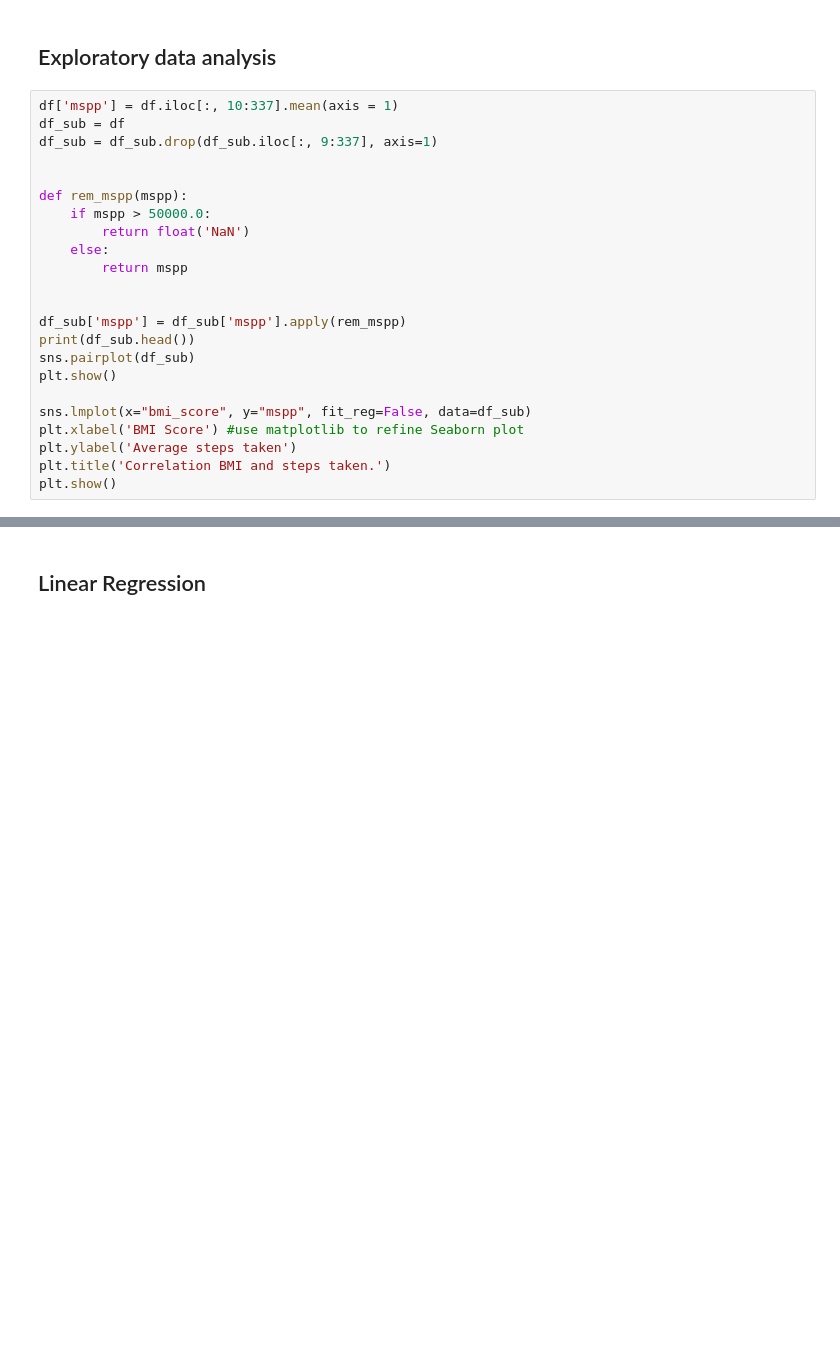
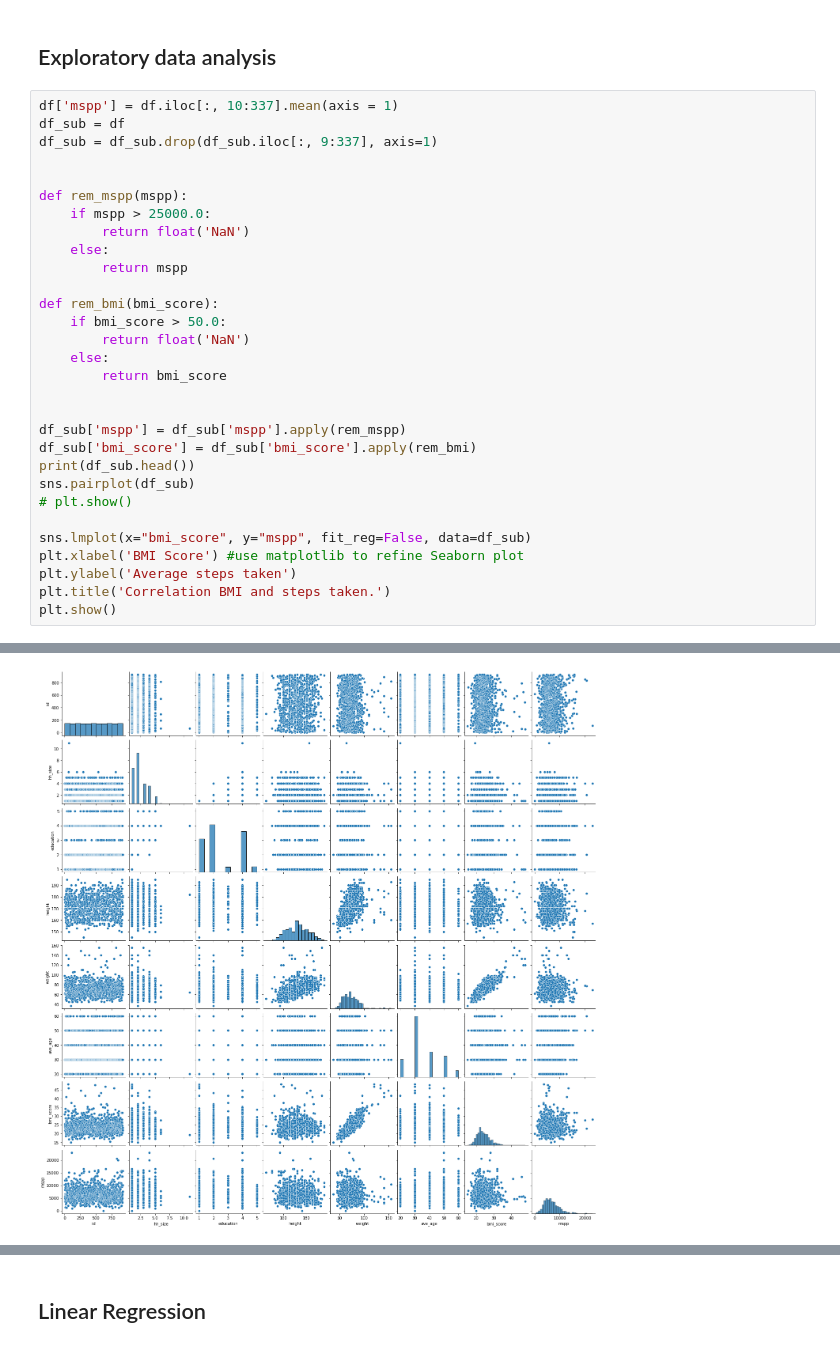
Before and after one commit to sjerrietukkel/fitbit_predictive, a Jupyter notebook: linear-regression.ipynb, the cells around one changed output, grey strips where cells are left out. Saved outputs shown, nothing was run; the diff lists cells and outputs as text; blank space fills up the shorter version.

```diff
--- a/linear-regression.ipynb
+++ b/linear-regression.ipynb
@@ -138,33 +137,41 @@ df_sub = df_sub.drop(df_sub.iloc[:, 9:337], axis=1)
 
 
 def rem_mspp(mspp):
-    if mspp > 50000.0:
+    if mspp > 25000.0:
         return float('NaN')
     else:
         return mspp
 
+def rem_bmi(bmi_score):
+    if bmi_score > 50.0:
+        return float('NaN')
+    else:
+        return bmi_score
+
 
 df_sub['mspp'] = df_sub['mspp'].apply(rem_mspp)
+df_sub['bmi_score'] = df_sub['bmi_score'].apply(rem_bmi)
 print(df_sub.head())
 sns.pairplot(df_sub)
-plt.show()
+# plt.show()
 
 sns.lmplot(x="bmi_score", y="mspp", fit_reg=False, data=df_sub)
 plt.xlabel('BMI Score') #use matplotlib to refine Seaborn plot
 plt.ylabel('Average steps taken')
 plt.title('Correlation BMI and steps taken.')
 plt.show()
 # %% [output]
    id         city  gender    age  hh_size  education          education_1  \
 0   1     Bordeaux    Male  25-34        4          4  Master or doctorate
 1   2        Lille    Male  35-44        1          3             Bachelor
 2   3  Montpellier    Male  25-34        2          2  Master or doctorate
 3   4         Lyon    Male    <25        1          1             Bachelor
 4   5  Montpellier  Female  25-34        3          4             Bachelor
 
    height  weight  ave_age  bmi_score   bmi_value          mspp
 0   178.0    98.0     30.0  30.930438       obese  10205.521212
 1   180.0    77.0     40.0  23.765432     healthy   5687.423313
 2   180.0    83.0     30.0  25.617284  overweight   8301.729730
 3   178.0    80.0     20.0  25.249337  overweight   3633.200000
 4   167.0    61.0     30.0  21.872423     healthy   5312.129630
+[figure, added]
```
Also changed, not shown: parts of 11 cells of this notebook.
